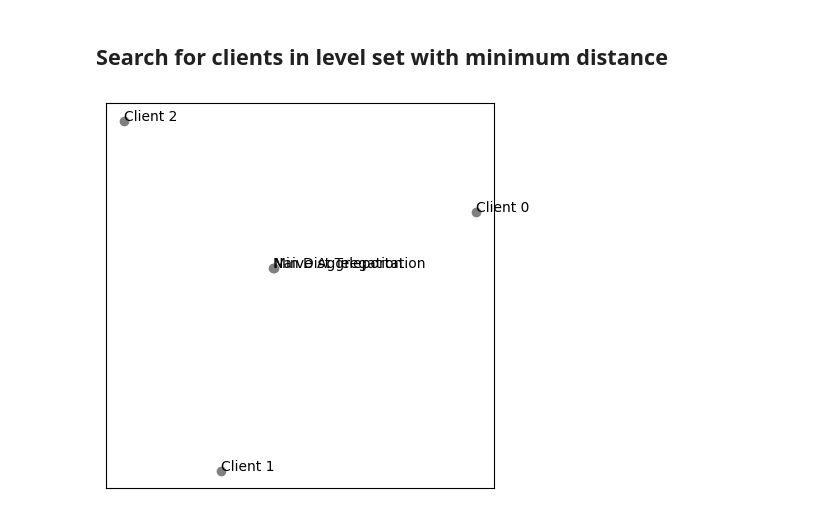
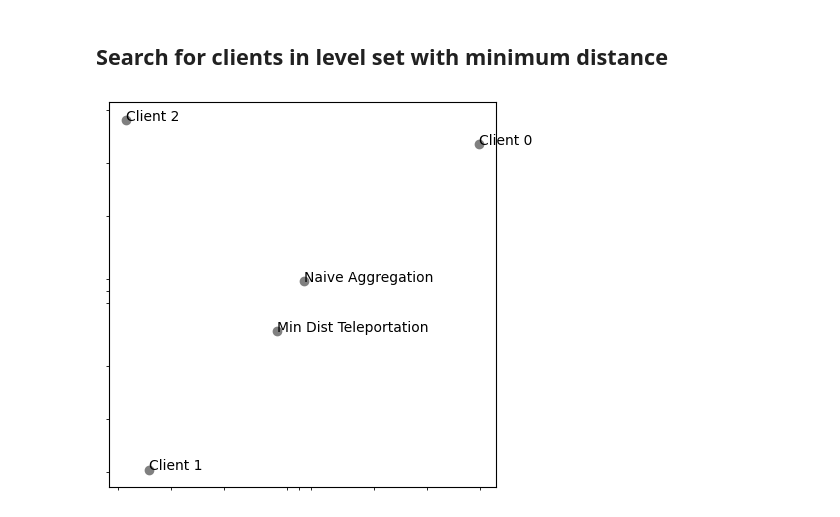
Before and after one commit to thijs-vanweezel/loss-symmetries-fl, a Jupyter notebook: teleport.ipynb, the cells around one changed output. Cells and saved outputs as stored; diff of their text form; code cells hidden in the pictures.

```diff
--- a/teleport.ipynb
+++ b/teleport.ipynb
@@ -120,35 +120,36 @@ l1_distances = [
     for models_perturbs_tele in models_perturbs_teles+[models_perturbs] for models_perturb_tele in models_perturbs_tele
 ]
 
 # Client teleportations with minimum distance
 argmin = jnp.argmin(jnp.array(l1_distances))
-argmin_models = models_perturbs_teles[argmin // (n_t+1)][argmin % (n_p+1)] # TODO: verify indexing
+argmin_models = (models_perturbs_teles+[models_perturbs])[argmin % (n_t+1)][argmin // (n_t+1)]
 argmin_agg = jax.tree.map(lambda arr: arr.mean(0), jax.tree.leaves(nnx.to_tree(argmin_models)))
-
 # Naive aggregation of original models
-agg_params = jax.tree.map(lambda arr: arr.mean(0), jax.tree.leaves(nnx.to_tree(models)))
+naive_agg = jax.tree.map(lambda arr: arr.mean(0), jax.tree.leaves(nnx.to_tree(models)))
 
 # Flatten params for PCA
 params_flat = jnp.concat([
     jnp.concat([p.reshape(n_clients,-1) for p in jax.tree.leaves(nnx.to_tree(models))], axis=1),
     jnp.concat([p.reshape(1,-1) for p in argmin_agg], axis=1),
-    jnp.concat([p.reshape(1,-1) for p in agg_params], axis=1)
+    jnp.concat([p.reshape(1,-1) for p in naive_agg], axis=1)
 ], axis=0)
 
 # Reduce to 2D
 params_2d = PCA(n_components=2).fit_transform(params_flat)
 fig, ax = plt.subplots(dpi=100, figsize=(5,5));
+ax.set_xscale("symlog", linthresh=5e-2);
+ax.set_yscale("symlog", linthresh=5e-2);
 ax.scatter(
     *params_2d.T,
     c="grey",
 );
 # Annotate points
 for i, txt in enumerate([f"Client {i}" for i in range(n_clients)]+["Min Dist Teleportation", "Naive Aggregation"]):
     ax.annotate(txt, (params_2d[i,0], params_2d[i,1]));
 # Axes are meaningless
 ax.set_xticks([]);
 ax.set_yticks([]);
 
 # TODO: plot error rate on background
 # %% [output]
-[figure, old version]
+[figure, new version]
```
Also changed, not shown: parts of 1 cell of this notebook.
